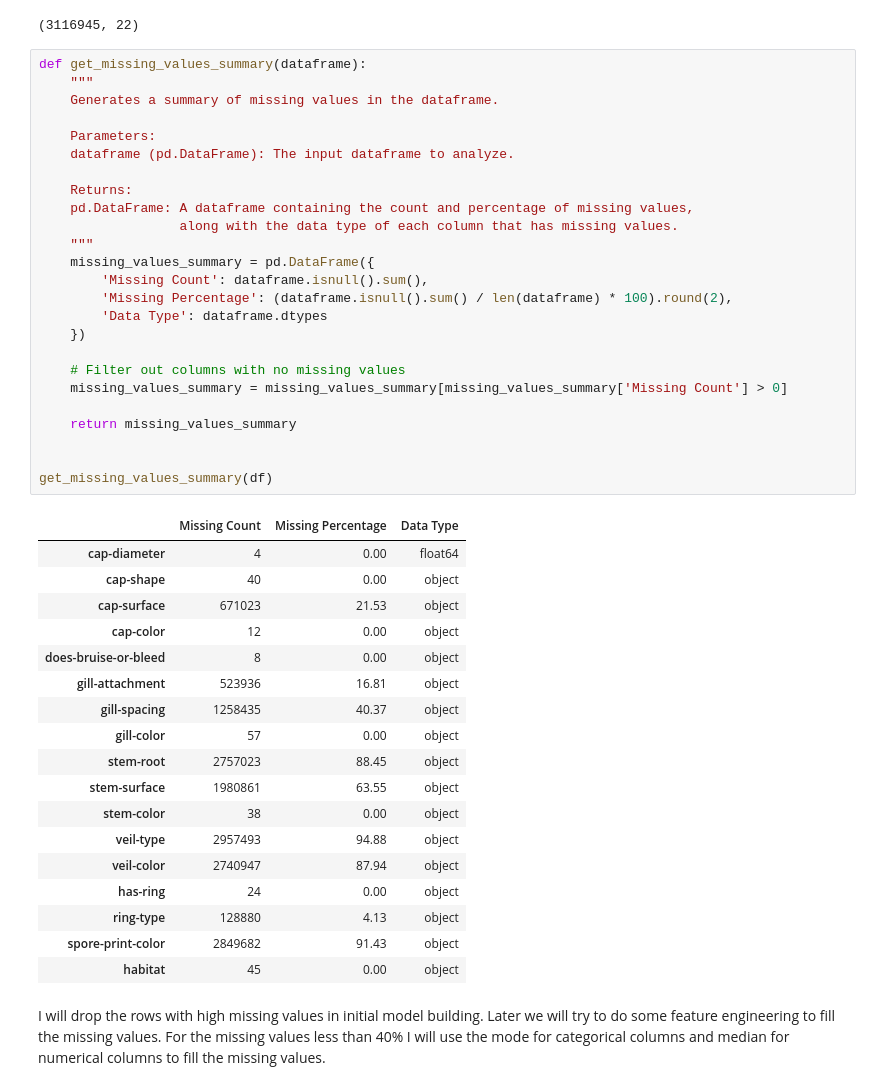
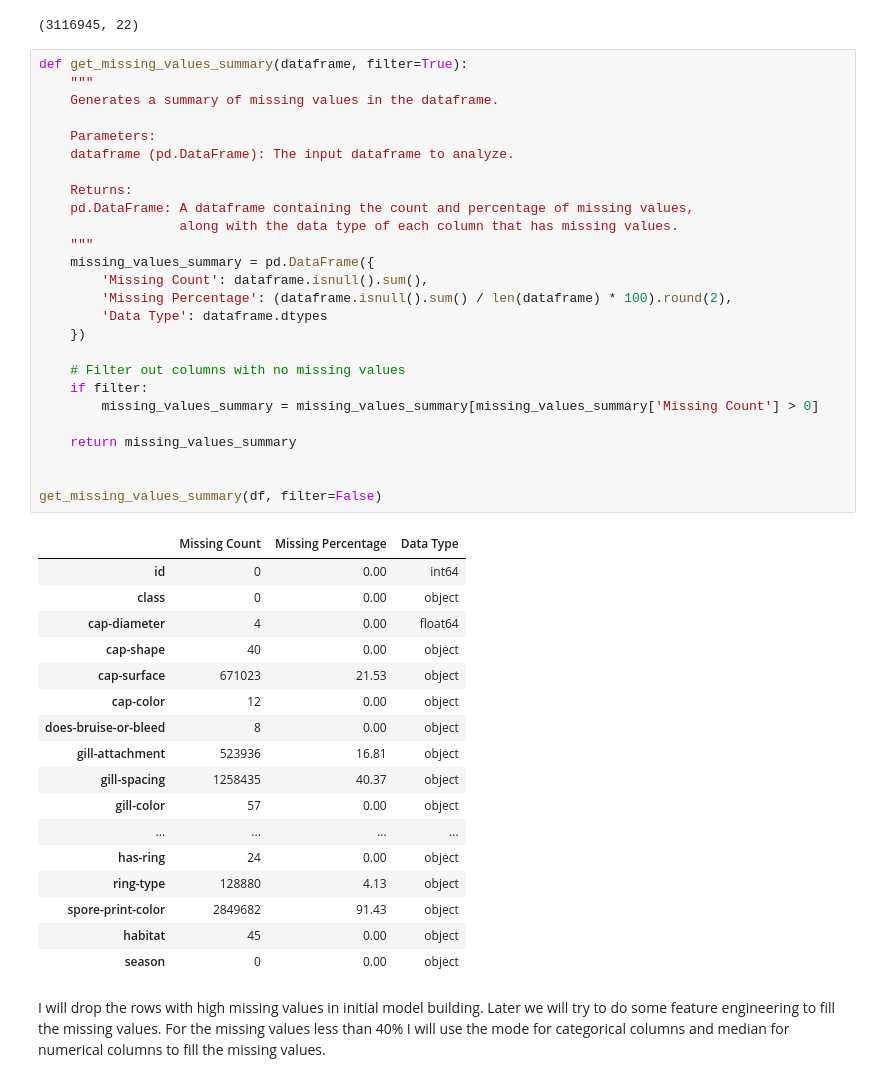
Before and after one commit to surajwate/Prediction-of-Poisonous-Mushrooms, a Jupyter notebook: notebooks/kaggle_data.ipynb, the cells around one changed output. Drawn from its saved outputs; the diff is of its cells as text.

```diff
--- a/notebooks/kaggle_data.ipynb
+++ b/notebooks/kaggle_data.ipynb
@@ -67,32 +67,35 @@ df.shape
 # %% [output]
 (3116945, 22)
 # %%
-def get_missing_values_summary(dataframe):
+def get_missing_values_summary(dataframe, filter=True):
     """
     Generates a summary of missing values in the dataframe.
 
     Parameters:
     dataframe (pd.DataFrame): The input dataframe to analyze.
 
     Returns:
     pd.DataFrame: A dataframe containing the count and percentage of missing values,
                   along with the data type of each column that has missing values.
     """
     missing_values_summary = pd.DataFrame({
         'Missing Count': dataframe.isnull().sum(),
         'Missing Percentage': (dataframe.isnull().sum() / len(dataframe) * 100).round(2),
         'Data Type': dataframe.dtypes
     })
 
     # Filter out columns with no missing values
-    missing_values_summary = missing_values_summary[missing_values_summary['Missing Count'] > 0]
+    if filter:
+        missing_values_summary = missing_values_summary[missing_values_summary['Missing Count'] > 0]
 
     return missing_values_summary
 
 
-get_missing_values_summary(df)
+get_missing_values_summary(df, filter=False)
 # %% [output]
 |  | Missing Count | Missing Percentage | Data Type |
+| id | 0 | 0.00 | int64 |
+| class | 0 | 0.00 | object |
 | cap-diameter | 4 | 0.00 | float64 |
 | cap-shape | 40 | 0.00 | object |
 | cap-surface | 671023 | 21.53 | object |
@@ -101,15 +104,12 @@ get_missing_values_summary(df)
 | gill-attachment | 523936 | 16.81 | object |
 | gill-spacing | 1258435 | 40.37 | object |
 | gill-color | 57 | 0.00 | object |
-| stem-root | 2757023 | 88.45 | object |
-| stem-surface | 1980861 | 63.55 | object |
-| stem-color | 38 | 0.00 | object |
-| veil-type | 2957493 | 94.88 | object |
-| veil-color | 2740947 | 87.94 | object |
+| ... | ... | ... | ... |
 | has-ring | 24 | 0.00 | object |
 | ring-type | 128880 | 4.13 | object |
 | spore-print-color | 2849682 | 91.43 | object |
 | habitat | 45 | 0.00 | object |
+| season | 0 | 0.00 | object |
 # %% [markdown]
 I will drop the rows with high missing values in initial model building. Later we will try to do some feature engineering to fill the missing values.
 For the missing values less than 40% I will use the mode for categorical columns and median for numerical columns to fill the missing values.
```
Also changed, not shown: parts of 9 cells of this notebook, 5 other files.
